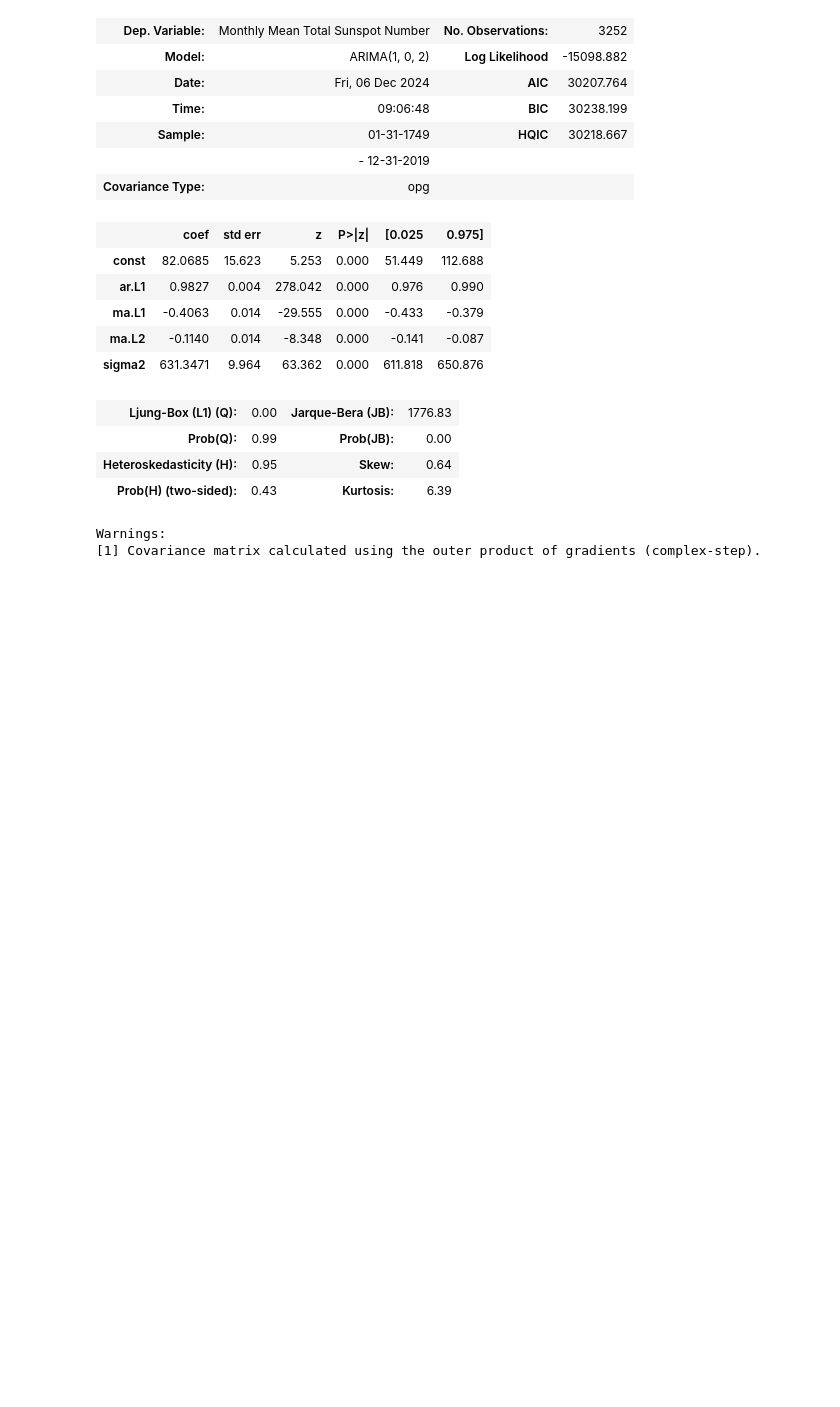
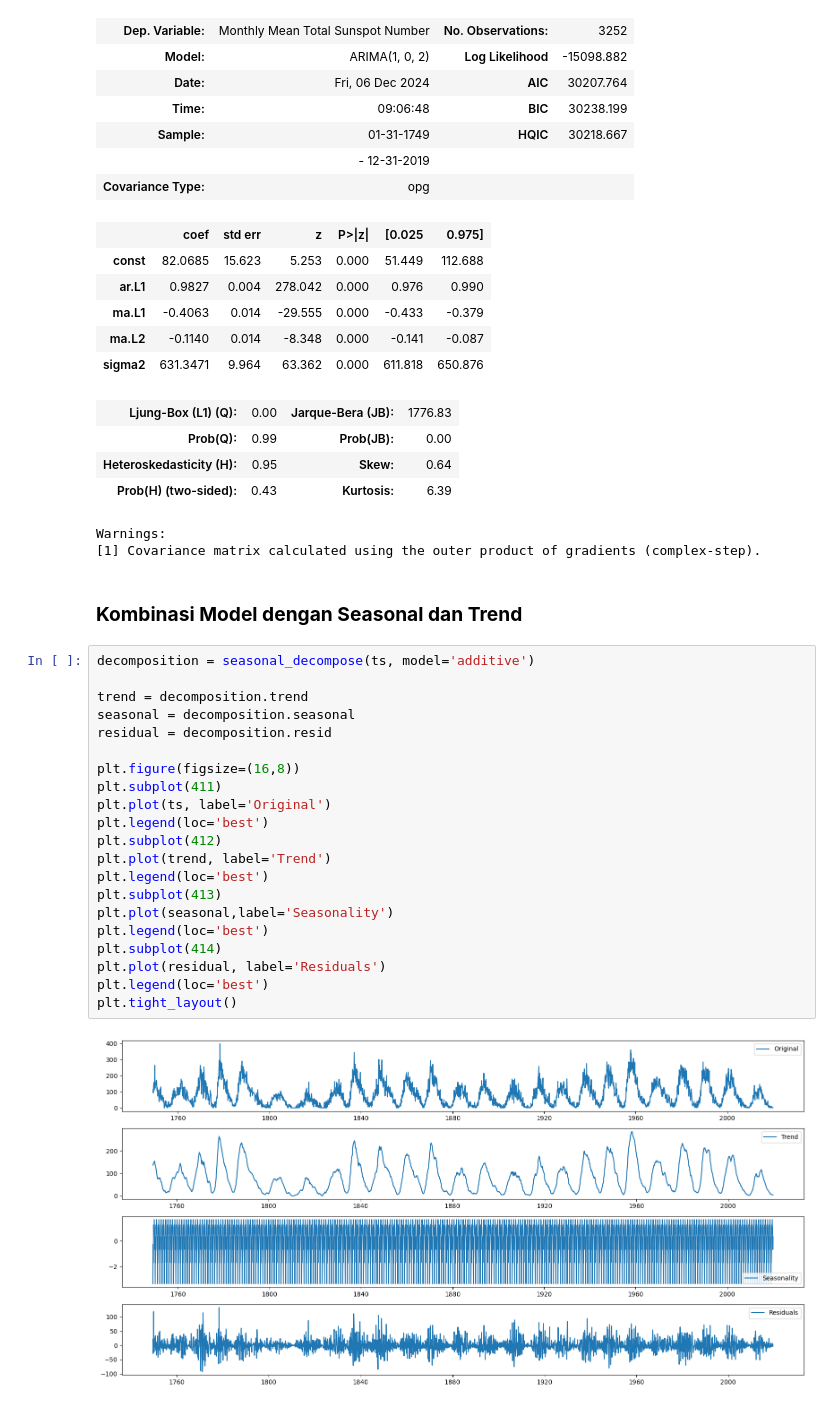
Before and after one commit to BlackBox-Ops/DS-Time-Series-Sunspot, a Jupyter notebook: notebooks/03_Time_Series _approach.ipynb, the cells around one changed output. Saved outputs shown, nothing was run; the diff lists cells and outputs as text; blank space fills up the shorter version.

Commit message:
menambahkan visualisasi untuk tipe time series original, trend, seasonality dan residuals

```diff
--- a/notebooks/03_Time_Series _approach.ipynb
+++ b/notebooks/03_Time_Series _approach.ipynb
@@ -284,3 +284,28 @@ SARIMAX Results
 | Prob(H) (two-sided): | 0.43 | Kurtosis: | 6.39 |
 Warnings:
 [1] Covariance matrix calculated using the outer product of gradients (complex-step).
+# %% [markdown]
+### **Kombinasi Model dengan Seasonal dan Trend**
+# %%
+decomposition = seasonal_decompose(ts, model='additive')
+
+trend = decomposition.trend
+seasonal = decomposition.seasonal
+residual = decomposition.resid
+
+plt.figure(figsize=(16,8))
+plt.subplot(411)
+plt.plot(ts, label='Original')
+plt.legend(loc='best')
+plt.subplot(412)
+plt.plot(trend, label='Trend')
+plt.legend(loc='best')
+plt.subplot(413)
+plt.plot(seasonal,label='Seasonality')
+plt.legend(loc='best')
+plt.subplot(414)
+plt.plot(residual, label='Residuals')
+plt.legend(loc='best')
+plt.tight_layout()
+# %% [output]
+[figure, added]
```
